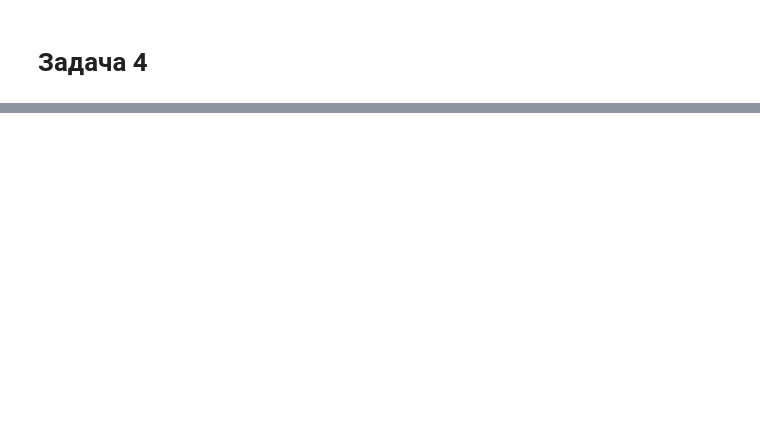
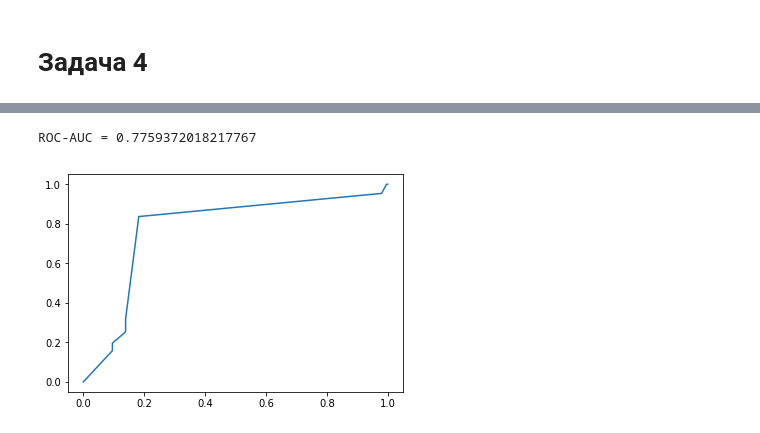
Before and after one commit to isheshukov/bioinf-ml, a Jupyter notebook: hw3/hw3.ipynb, the cells around one changed output, grey strips where cells are left out. Saved outputs shown, nothing was run; the diff lists cells and outputs as text; code cells hidden in the pictures; blank space fills up the shorter version.

```diff
--- a/hw3/hw3.ipynb
+++ b/hw3/hw3.ipynb
@@ -238,0 +280,4 @@ Depth 6 - 0.3684210526315789
+# %%
+best_misclass_spam = prob3(spam_train, spam_validate, spam_label, [0, 1], depth=9, method='misclass')
+best_ent_spam = prob3(spam_train, spam_validate, spam_label, [0, 1], depth=2, method='entropy')
+best_gini_spam = prob3(spam_train, spam_validate, spam_label, [0, 1], depth=8, method='gini')
@@ -238,0 +334,5 @@ Depth 6 - 0.3684210526315789
+# %%
+prob4(best_misclass_spam, spam_train, spam_label, spam_validate, [0, 1])
+# %% [output]
+ROC-AUC = 0.7759372018217767
+[figure, added]
```
Also changed, not shown: parts of 15 cells of this notebook.
